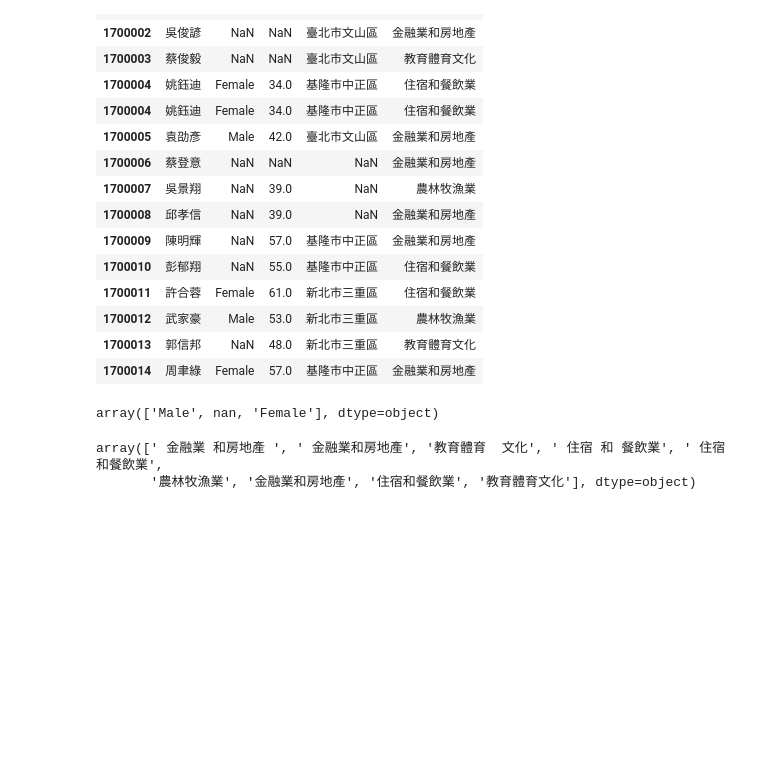
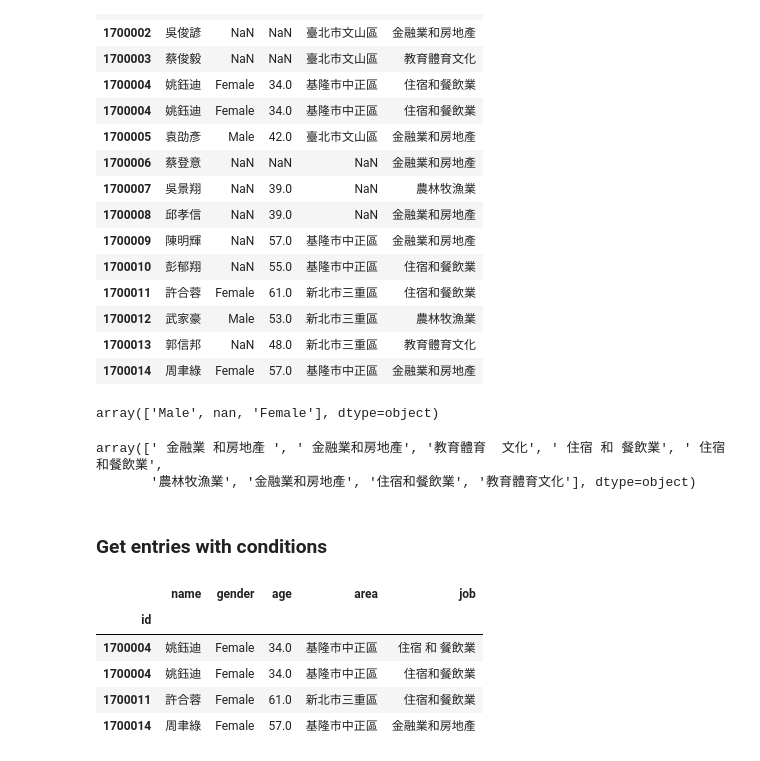
Before and after one commit to TWNateLo/AI-Courses-Codes, a Jupyter notebook: Semiconductor and AI Course/DataProcessing1.ipynb, the cells around one changed output. Saved outputs shown, nothing was run; the diff lists cells and outputs as text; code cells hidden in the pictures; blank space fills up the shorter version.

```diff
--- a/Semiconductor and AI Course/DataProcessing1.ipynb
+++ b/Semiconductor and AI Course/DataProcessing1.ipynb
@@ -654,3 +652,14 @@ df_sample['job'].unique()
 # %% [output]
 array([' 金融業 和房地產 ', ' 金融業和房地產', '教育體育  文化', ' 住宿 和 餐飲業', ' 住宿和餐飲業',
        '農林牧漁業', '金融業和房地產', '住宿和餐飲業', '教育體育文化'], dtype=object)
+# %% [markdown]
+### Get entries with conditions
+# %%
+df_sample[(df_sample['gender'] == 'Female')]
+# %% [output]
+|  | name | gender | age | area | job |
+| id |  |  |  |  |  |
+| 1700004 | 姚鈺迪 | Female | 34.0 | 基隆市中正區 | 住宿 和 餐飲業 |
+| 1700004 | 姚鈺迪 | Female | 34.0 | 基隆市中正區 | 住宿和餐飲業 |
+| 1700011 | 許合蓉 | Female | 61.0 | 新北市三重區 | 住宿和餐飲業 |
+| 1700014 | 周聿綠 | Female | 57.0 | 基隆市中正區 | 金融業和房地產 |
```
Also changed, not shown: parts of 1 cell of this notebook, 1 other file.
